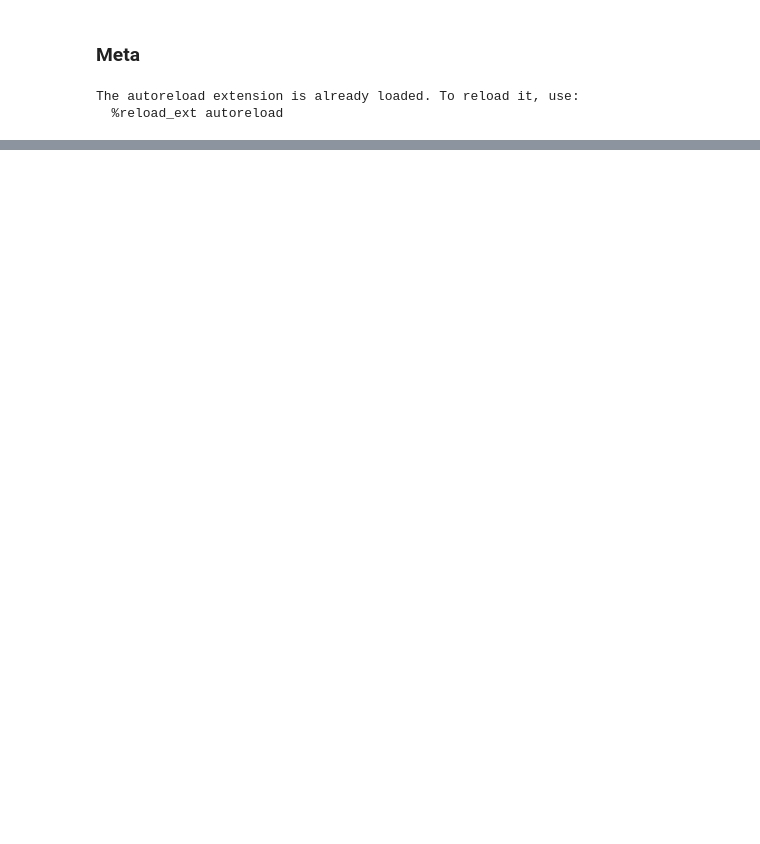
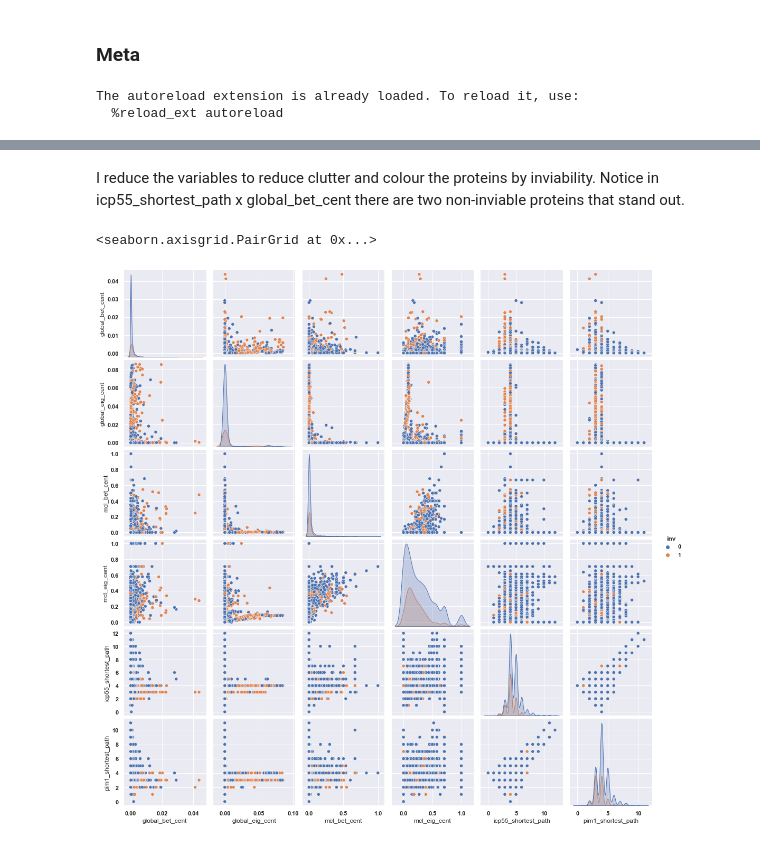
Before and after one commit to jkasimotto/PPI-Network-Analysis, a Jupyter notebook: notebooks/julian_o.ipynb, the cells around one changed output, grey strips where cells are left out. Cells and saved outputs as stored; diff of their text form; code cells hidden in the pictures; blank space fills up the shorter version.

```diff
--- a/notebooks/julian_o.ipynb
+++ b/notebooks/julian_o.ipynb
@@ -65,0 +58,12 @@ lib.cluster.write_to_file(lib.files.make_filepath_to_clusters('top_5_of_largest_
+# %% [markdown]
+I reduce the variables to reduce clutter and colour the proteins by inviability. Notice in icp55_shortest_path x global_bet_cent there are two non-inviable proteins that stand out.
+# %%
+sns.set()
+sns.pairplot(df,
+             vars=['global_bet_cent', 'global_eig_cent', 'mcl_bet_cent', 'mcl_eig_cent', 'icp55_shortest_path', 'pim1_shortest_path'],
+             diag_kind='kde',
+             hue='inv'
+             )
+# %% [output]
+<seaborn.axisgrid.PairGrid at 0x...>
+[figure, added]
```
Also changed, not shown: parts of 18 cells of this notebook, 19 other files.
